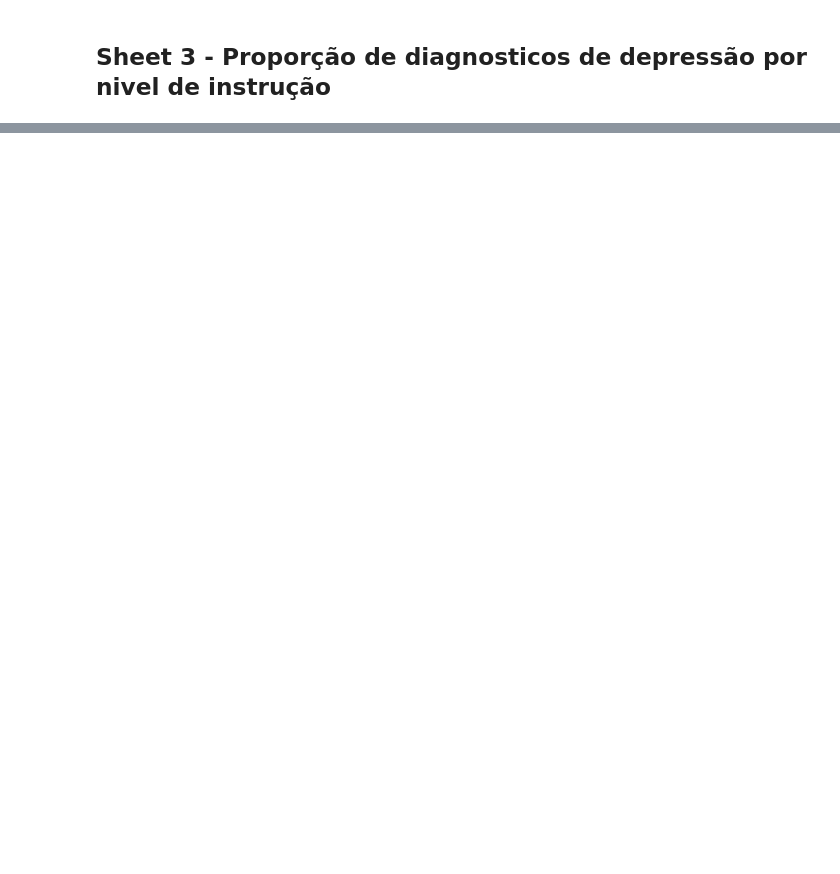
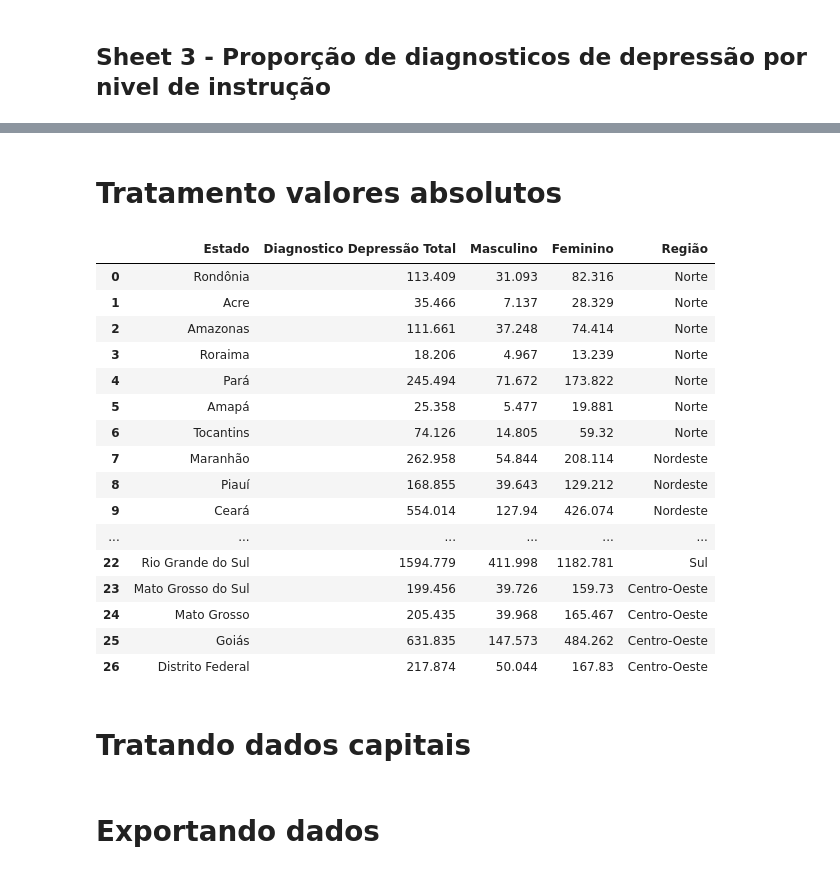
Before and after one commit to Felipeecp/desafio4_tratamento_dados, a Jupyter notebook: dados_depressao.ipynb, the cells around one changed output, grey strips where cells are left out. Cells and saved outputs as stored; diff of their text form; code cells hidden in the pictures; blank space fills up the shorter version.

```diff
--- a/dados_depressao.ipynb
+++ b/dados_depressao.ipynb
@@ -257,0 +258,28 @@ tab3_44_rendimento.sample(5)
+# %% [markdown]
+# Tratamento valores absolutos
+# %%
+tab3_44_sexo = pd.read_excel('dados/3.44.xls',sheet_name='sexo (abs)')
+colunas_remocao = [2,3,5,6,8,9]
+nomes_colunas = ['Estado','Diagnostico Depressão Total', 'Masculino', 'Feminino']
+tab3_44_sexo_abs = tratamento_dataset(tab3_44_sexo,colunas_remocao,nomes_colunas)
+tab3_44_sexo_abs
+# %% [output]
+|  | Estado | Diagnostico Depressão Total | Masculino | Feminino | Região |
+| 0 | Rondônia | 113.409 | 31.093 | 82.316 | Norte |
+| 1 | Acre | 35.466 | 7.137 | 28.329 | Norte |
+| 2 | Amazonas | 111.661 | 37.248 | 74.414 | Norte |
+| 3 | Roraima | 18.206 | 4.967 | 13.239 | Norte |
+| 4 | Pará | 245.494 | 71.672 | 173.822 | Norte |
+| 5 | Amapá | 25.358 | 5.477 | 19.881 | Norte |
+| 6 | Tocantins | 74.126 | 14.805 | 59.32 | Norte |
+| 7 | Maranhão | 262.958 | 54.844 | 208.114 | Nordeste |
+| 8 | Piauí | 168.855 | 39.643 | 129.212 | Nordeste |
+| 9 | Ceará | 554.014 | 127.94 | 426.074 | Nordeste |
+| ... | ... | ... | ... | ... | ... |
+| 22 | Rio Grande do Sul | 1594.779 | 411.998 | 1182.781 | Sul |
+| 23 | Mato Grosso do Sul | 199.456 | 39.726 | 159.73 | Centro-Oeste |
+| 24 | Mato Grosso | 205.435 | 39.968 | 165.467 | Centro-Oeste |
+| 25 | Goiás | 631.835 | 147.573 | 484.262 | Centro-Oeste |
+| 26 | Distrito Federal | 217.874 | 50.044 | 167.83 | Centro-Oeste |
+# %% [markdown]
+# Tratando dados capitais
@@ -258,2 +316,4 @@ tab3_44_rendimento.sample(5)
+# %% [markdown]
+# Exportando dados
 # %%
 tab3_44_sexo.to_csv('dados_tratados/tab_sexo_tratado.csv',index=False)
```
Also changed, not shown: parts of 8 cells of this notebook, 8 other files.
